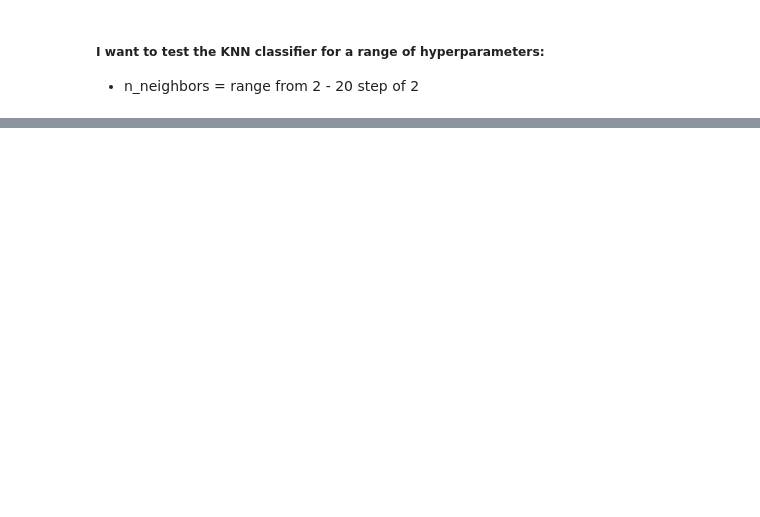
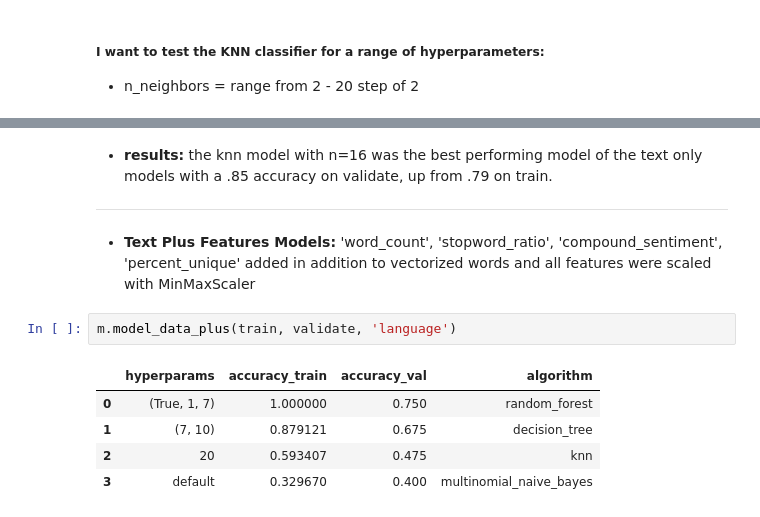
Before and after one commit to EasyNLPeasy/nlp_team_project, a Jupyter notebook: github_repos_nlp_report.ipynb, the cells around one changed output, grey strips where cells are left out. Drawn from its saved outputs; the diff is of its cells as text; blank space fills up the shorter version.

```diff
--- a/github_repos_nlp_report.ipynb
+++ b/github_repos_nlp_report.ipynb
@@ -390,0 +274,14 @@ def knn_classification(df, df_val, target, min_n_neighbors=2, max_n_neighbors=20
+# %% [markdown]
+- **results:** the knn model with n=16 was the best performing model of the text only models with a .85 accuracy on validate, up from .79 on train.
+
+***
+# %% [markdown]
+- **Text Plus Features Models:** 'word_count', 'stopword_ratio', 'compound_sentiment', 'percent_unique' added in addition to vectorized words and all features were scaled with MinMaxScaler
+# %%
+m.model_data_plus(train, validate, 'language')
+# %% [output]
+|  | hyperparams | accuracy_train | accuracy_val | algorithm |
+| 0 | (True, 1, 7) | 1.000000 | 0.750 | random_forest |
+| 1 | (7, 10) | 0.879121 | 0.675 | decision_tree |
+| 2 | 20 | 0.593407 | 0.475 | knn |
+| 3 | default | 0.329670 | 0.400 | multinomial_naive_bayes |
```
Also changed, not shown: parts of 23 cells of this notebook, 2 other files.
